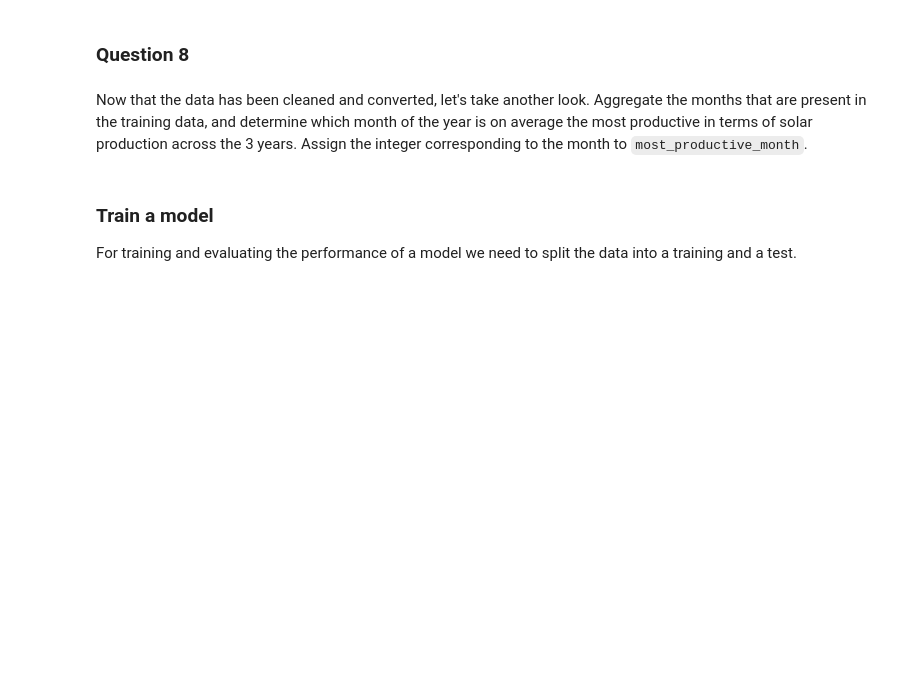
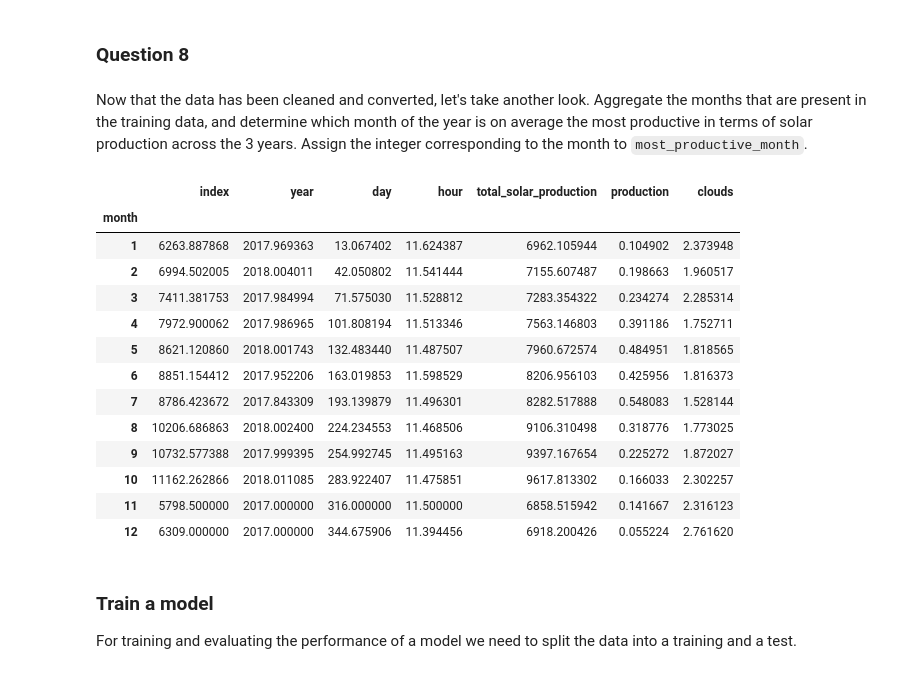
Before and after one commit to LeonVitanos/electricity-consumption-IoT-analysis, a Jupyter notebook: assignment.ipynb, the cells around one changed output. Cells and saved outputs as stored; diff of their text form; code cells hidden in the pictures; blank space fills up the shorter version.

```diff
--- a/assignment.ipynb
+++ b/assignment.ipynb
@@ -540,7 +551,24 @@ NameError: name 'stop' is not defined
 Now that the data has been cleaned and converted, let's take another look. Aggregate the months that are present in the training data, and determine which month of the year is on average the most productive in terms of solar production across the 3 years. Assign the integer corresponding to the month to `most_productive_month`.
 # %%
 #// BEGIN_TODO [Q8]
+most_productive_month = 7
+data_no_outliers.groupby(["month"]).agg(np.mean)
 #// END_TODO [Q8]
+# %% [output]
+|  | index | year | day | hour | total_solar_production | production | clouds |
+| month |  |  |  |  |  |  |  |
+| 1 | 6263.887868 | 2017.969363 | 13.067402 | 11.624387 | 6962.105944 | 0.104902 | 2.373948 |
+| 2 | 6994.502005 | 2018.004011 | 42.050802 | 11.541444 | 7155.607487 | 0.198663 | 1.960517 |
+| 3 | 7411.381753 | 2017.984994 | 71.575030 | 11.528812 | 7283.354322 | 0.234274 | 2.285314 |
+| 4 | 7972.900062 | 2017.986965 | 101.808194 | 11.513346 | 7563.146803 | 0.391186 | 1.752711 |
+| 5 | 8621.120860 | 2018.001743 | 132.483440 | 11.487507 | 7960.672574 | 0.484951 | 1.818565 |
+| 6 | 8851.154412 | 2017.952206 | 163.019853 | 11.598529 | 8206.956103 | 0.425956 | 1.816373 |
+| 7 | 8786.423672 | 2017.843309 | 193.139879 | 11.496301 | 8282.517888 | 0.548083 | 1.528144 |
+| 8 | 10206.686863 | 2018.002400 | 224.234553 | 11.468506 | 9106.310498 | 0.318776 | 1.773025 |
+| 9 | 10732.577388 | 2017.999395 | 254.992745 | 11.495163 | 9397.167654 | 0.225272 | 1.872027 |
+| 10 | 11162.262866 | 2018.011085 | 283.922407 | 11.475851 | 9617.813302 | 0.166033 | 2.302257 |
+| 11 | 5798.500000 | 2017.000000 | 316.000000 | 11.500000 | 6858.515942 | 0.141667 | 2.316123 |
+| 12 | 6309.000000 | 2017.000000 | 344.675906 | 11.394456 | 6918.200426 | 0.055224 | 2.761620 |
 # %% [markdown]
 ### Train a model
 
```
Also changed, not shown: parts of 15 cells of this notebook.
